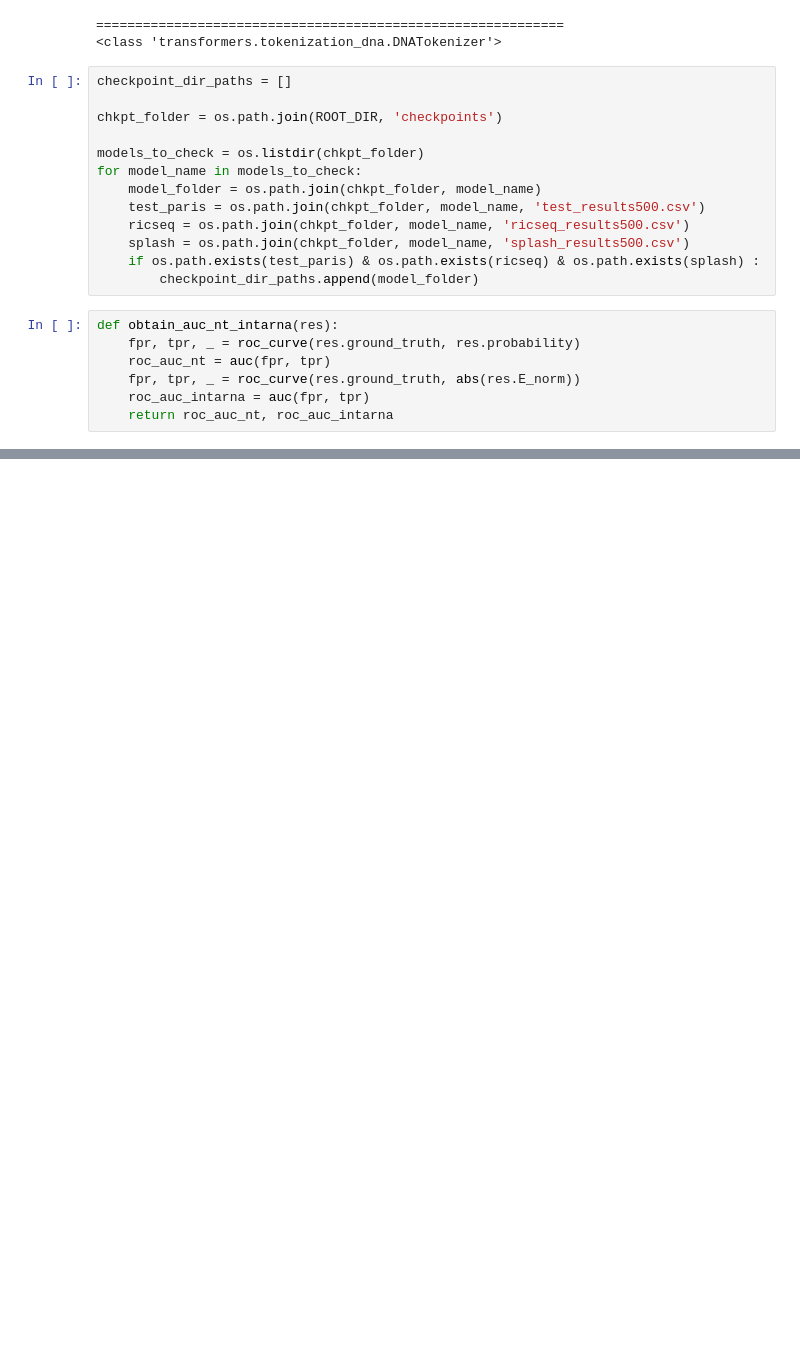
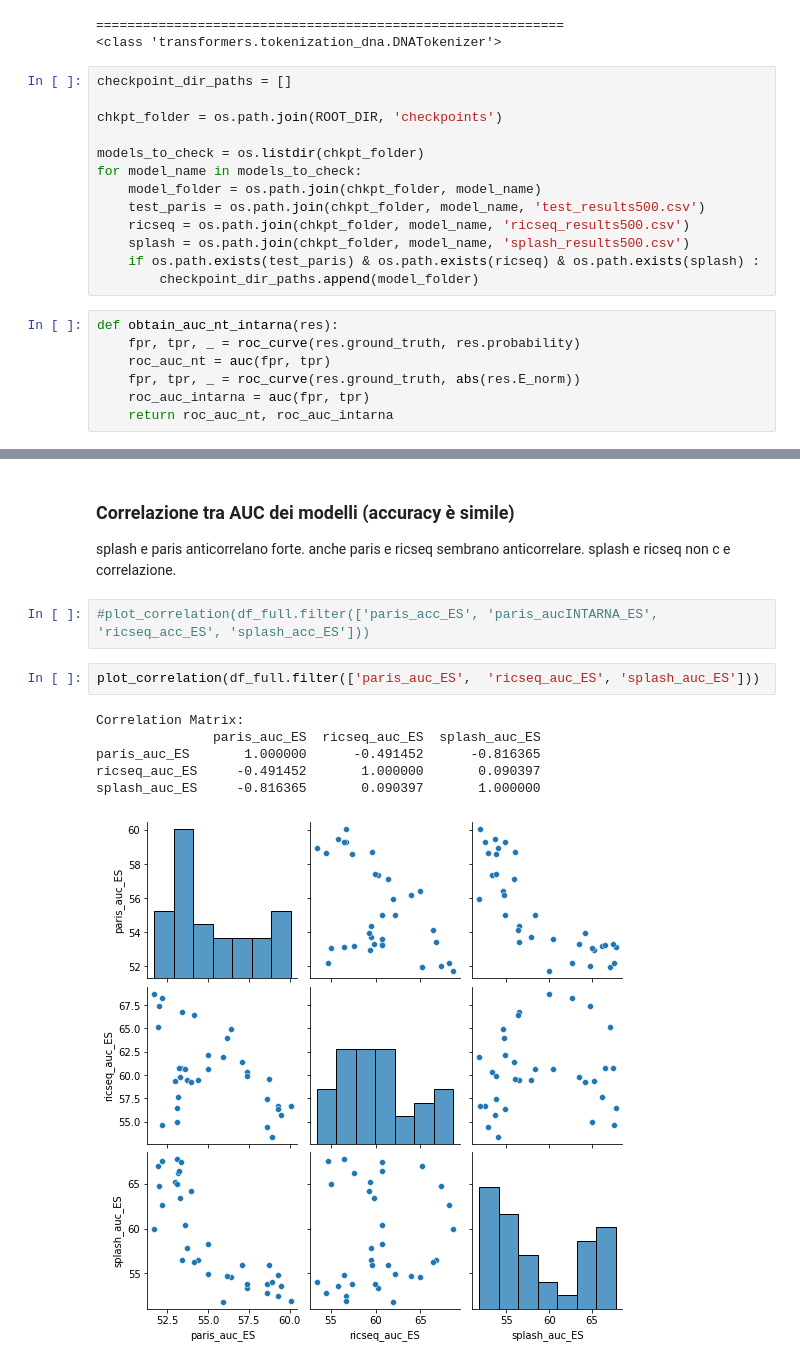
Before and after one commit to giorgiobini/RIME, a Jupyter notebook: src/Compare_models.ipynb, the cells around one changed output, grey strips where cells are left out. Drawn from its saved outputs; the diff is of its cells as text; blank space fills up the shorter version.

```diff
--- a/src/Compare_models.ipynb
+++ b/src/Compare_models.ipynb
@@ -535,0 +496,15 @@ subset = df.filter(important, axis = 1)
+# %% [markdown]
+### Correlazione tra AUC dei modelli (accuracy è simile)
+
+splash e paris anticorrelano forte. anche paris e ricseq sembrano anticorrelare. splash e ricseq non c e correlazione.
+# %%
+#plot_correlation(df_full.filter(['paris_acc_ES', 'paris_aucINTARNA_ES', 'ricseq_acc_ES', 'splash_acc_ES']))
+# %%
+plot_correlation(df_full.filter(['paris_auc_ES',  'ricseq_auc_ES', 'splash_auc_ES']))
+# %% [output]
+Correlation Matrix:
+               paris_auc_ES  ricseq_auc_ES  splash_auc_ES
+paris_auc_ES       1.000000      -0.491452      -0.816365
+ricseq_auc_ES     -0.491452       1.000000       0.090397
+splash_auc_ES     -0.816365       0.090397       1.000000
+[figure, added]
```
Also changed, not shown: parts of 59 cells of this notebook, 10 other files.
